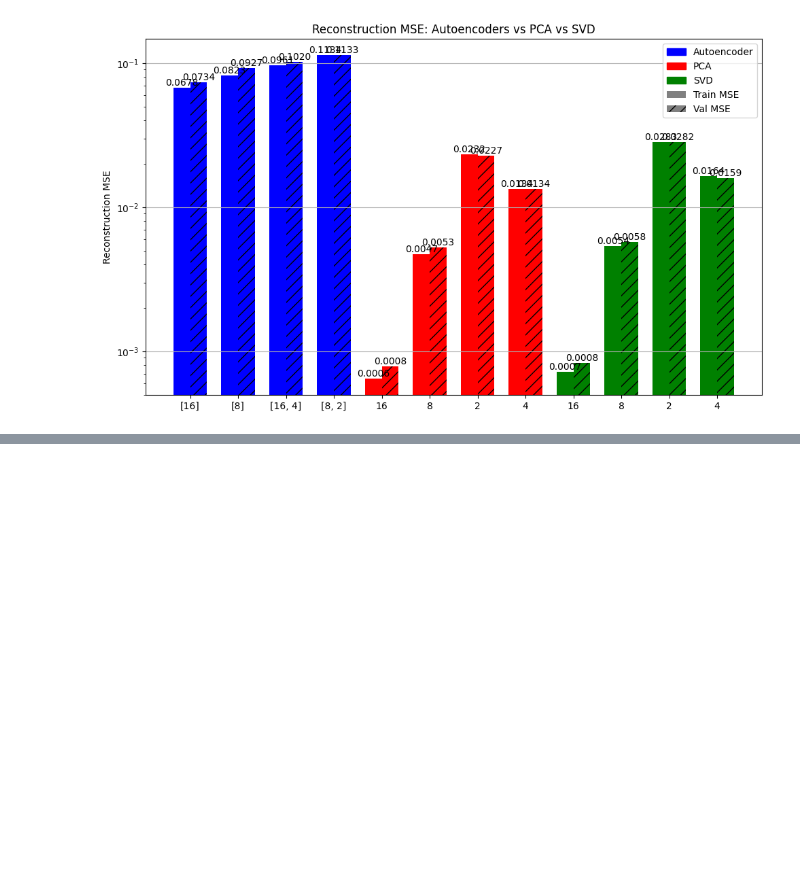
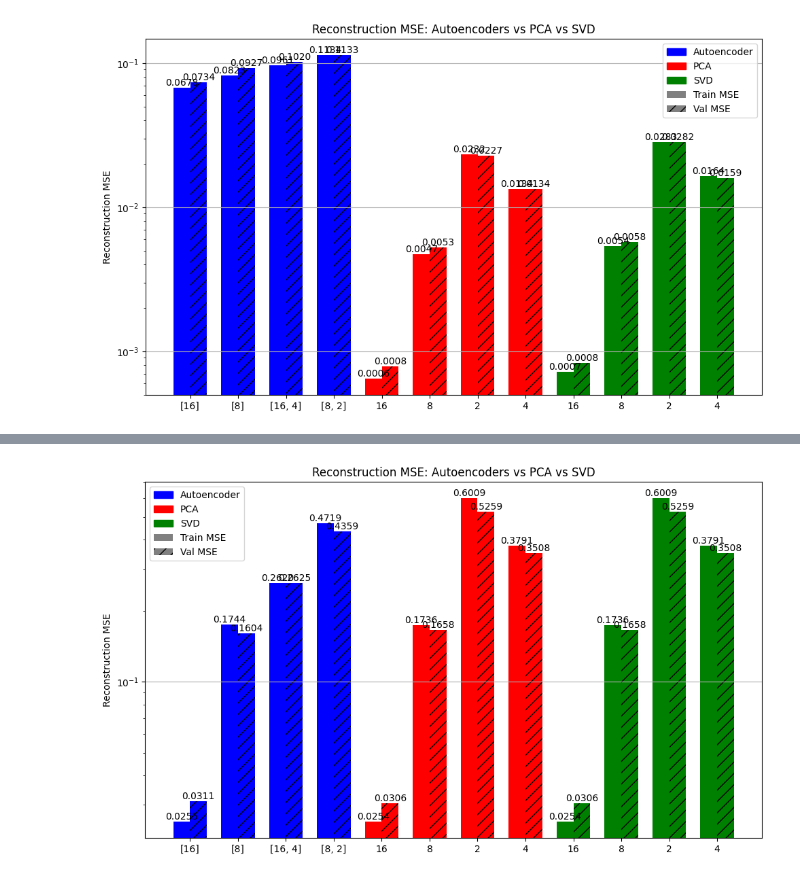
Before and after one commit to CameronRojas/AQI_Training, a Jupyter notebook: training_prototype_V2/time_variant_AE.ipynb, the cells around one changed output, grey strips where cells are left out. Saved outputs shown, nothing was run; the diff lists cells and outputs as text; code cells hidden in the pictures; blank space fills up the shorter version.

Commit message:
add training results using StandardScaler

```diff
--- a/training_prototype_V2/time_variant_AE.ipynb
+++ b/training_prototype_V2/time_variant_AE.ipynb
@@ -283,13 +283,13 @@ X_train_tensor, X_val_tensor = ae_preprocess.convert_to_tensors(X_train_ae_featu
 INFO: Features scaled using MinMaxScaler.
 INFO: Data converted to PyTorch tensors successfully.
 # %%
-X_train__std, X_val__std = ae_preprocess.scale_features(train_df, val_df, scaler=StandardScaler())
+X_train_scaled_std, X_val_scaled_std = ae_preprocess.scale_features(train_df, val_df, scaler=StandardScaler())
 
-X_train_ae_features_std = np.concatenate([X_train__std, unscaled_features_train], axis=1) # Combine scaled features with unscaled cyclic and binary features for the autoencoder input
-X_val_ae_features_std = np.concatenate([X_val__std, unscaled_features_val], axis=1) # Combine scaled features with unscaled cyclic and binary features for the autoencoder input
+X_train_ae_features_std = np.concatenate([X_train_scaled_std, unscaled_features_train], axis=1) # Combine scaled features with unscaled cyclic and binary features for the autoencoder input
+X_val_ae_features_std = np.concatenate([X_val_scaled_std, unscaled_features_val], axis=1) # Combine scaled features with unscaled cyclic and binary features for the autoencoder input
 logger.info(f"Shape of X_train_ae_features_std: {X_train_ae_features_std.shape}")
 
-X_train_tensor_std, X_val_tensor_std = ae_preprocess.convert_to_tensors(X_train__std, X_val__std)
+X_train_tensor_std, X_val_tensor_std = ae_preprocess.convert_to_tensors(X_train_scaled_std, X_val_scaled_std)
 # %% [output]
 INFO: Features scaled using StandardScaler.
 INFO: Shape of X_train_ae_features_std: (61401, 37)
@@ -504,5 +504,13 @@ plot_reconstruction_comparison(results_minmax, pca_results, svd_results)
 # %% [output]
 [figure]
 # %%
-compare_results(results, results_minmax)
+results_std = {}
+
+for hidden_layer_config in hidden_layers:
+    history = run_experiment(X_train_tensor_std, X_val_tensor_std, hidden_layer_config, scaler_name='StandardScaler')
+    results_std[str(hidden_layer_config)] = {
+        'train_loss': history['train_loss'],
+        'val_loss': history['val_loss'],
+        'training_time': history['training_time']
+    }
 # %% [output]
@@ -516,0 +544,10 @@ INFO: SVD                           0.028283     0.028175
+# %%
+latent_dims = list(set(hidden_layer_config[-1] for hidden_layer_config in hidden_layers))
+logger.info(f"Evaluating PCA and SVD for latent dimensions: {latent_dims} using StandardScaler features")
+pca_results = {}
+svd_results = {}
+for dim in latent_dims:
+    pca_mse_train, pca_mse_val = pca(X_train_scaled_std, X_val_scaled_std, n_components=dim)
+    svd_mse_train, svd_mse_val = svd(X_train_scaled_std, X_val_scaled_std, n_components=dim)
+    pca_results[dim] = {'train': pca_mse_train, 'val': pca_mse_val}
+    svd_results[dim] = {'train': svd_mse_train, 'val': svd_mse_val}
@@ -516,0 +572,4 @@ INFO: SVD                           0.028283     0.028175
+# %%
+plot_reconstruction_comparison(results_std, pca_results, svd_results)
+# %% [output]
+[figure, added]
```
Also changed, not shown: parts of 4 cells of this notebook.
